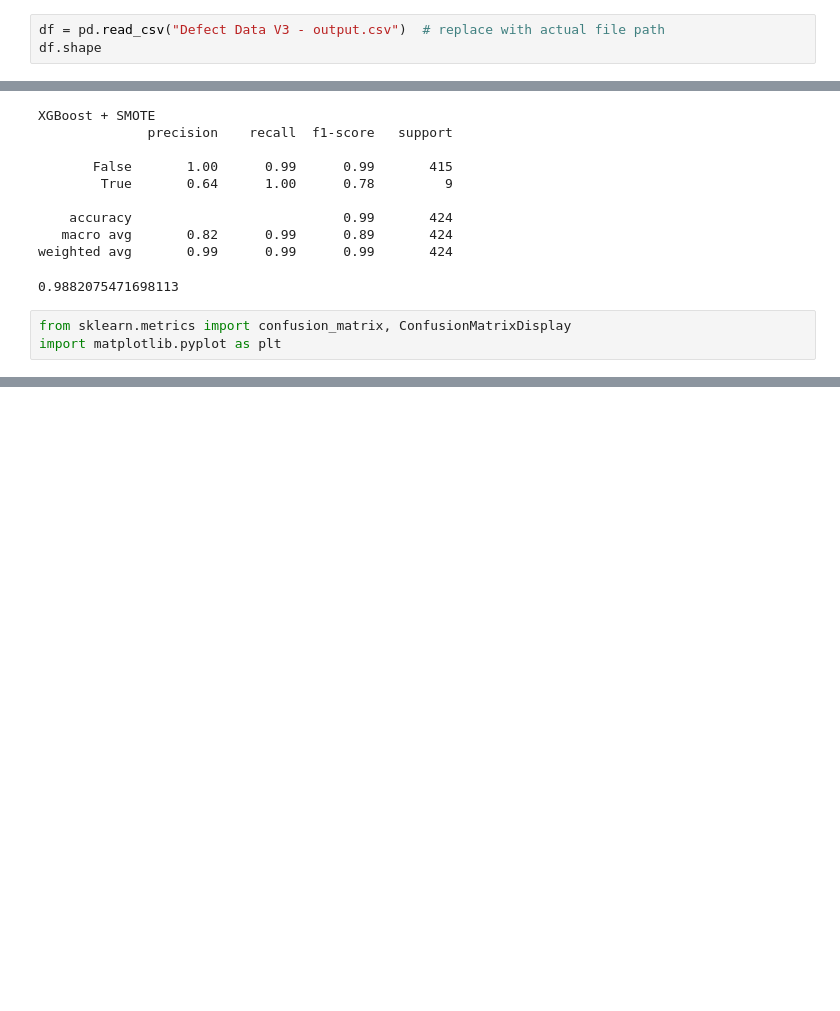
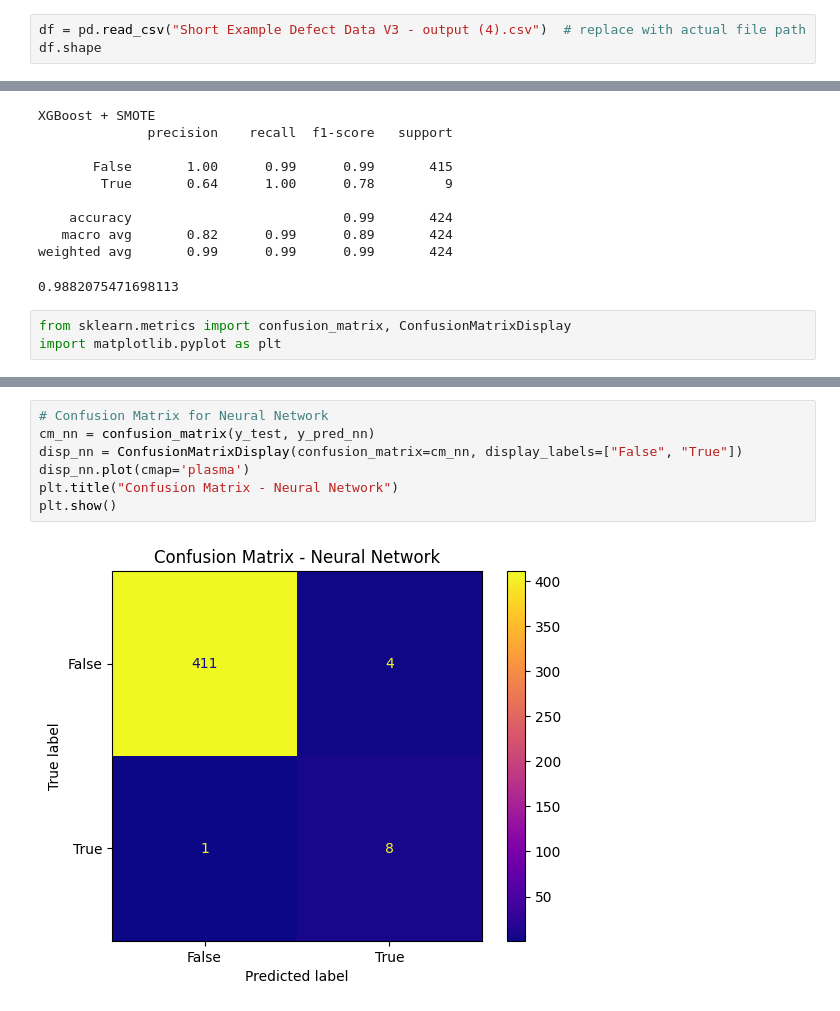
Before and after one commit to Chinmay-1907/Anamolydetection, a Jupyter notebook: DefectAnamolyDetection.ipynb, the cells around one changed output, grey strips where cells are left out. Cells and saved outputs as stored; diff of their text form; blank space fills up the shorter version.

```diff
--- a/DefectAnamolyDetection.ipynb
+++ b/DefectAnamolyDetection.ipynb
@@ -14,6 +14,6 @@ from sklearn.preprocessing import StandardScaler
 # %% [markdown]
 #🧩 Data Loading & Initial Exploration
 # %%
-df = pd.read_csv("Defect Data V3 - output.csv")  # replace with actual file path
+df = pd.read_csv("Short Example Defect Data V3 - output (4).csv")  # replace with actual file path
 df.shape
 # %% [output]
@@ -534,0 +457,9 @@ WARNING:absl:You are saving your model as an HDF5 file via `model.save()` or `ke
+# %%
+# Confusion Matrix for Neural Network
+cm_nn = confusion_matrix(y_test, y_pred_nn)
+disp_nn = ConfusionMatrixDisplay(confusion_matrix=cm_nn, display_labels=["False", "True"])
+disp_nn.plot(cmap='plasma')
+plt.title("Confusion Matrix - Neural Network")
+plt.show()
+# %% [output]
+[figure, added]
```
Also changed, not shown: parts of 19 cells of this notebook.
